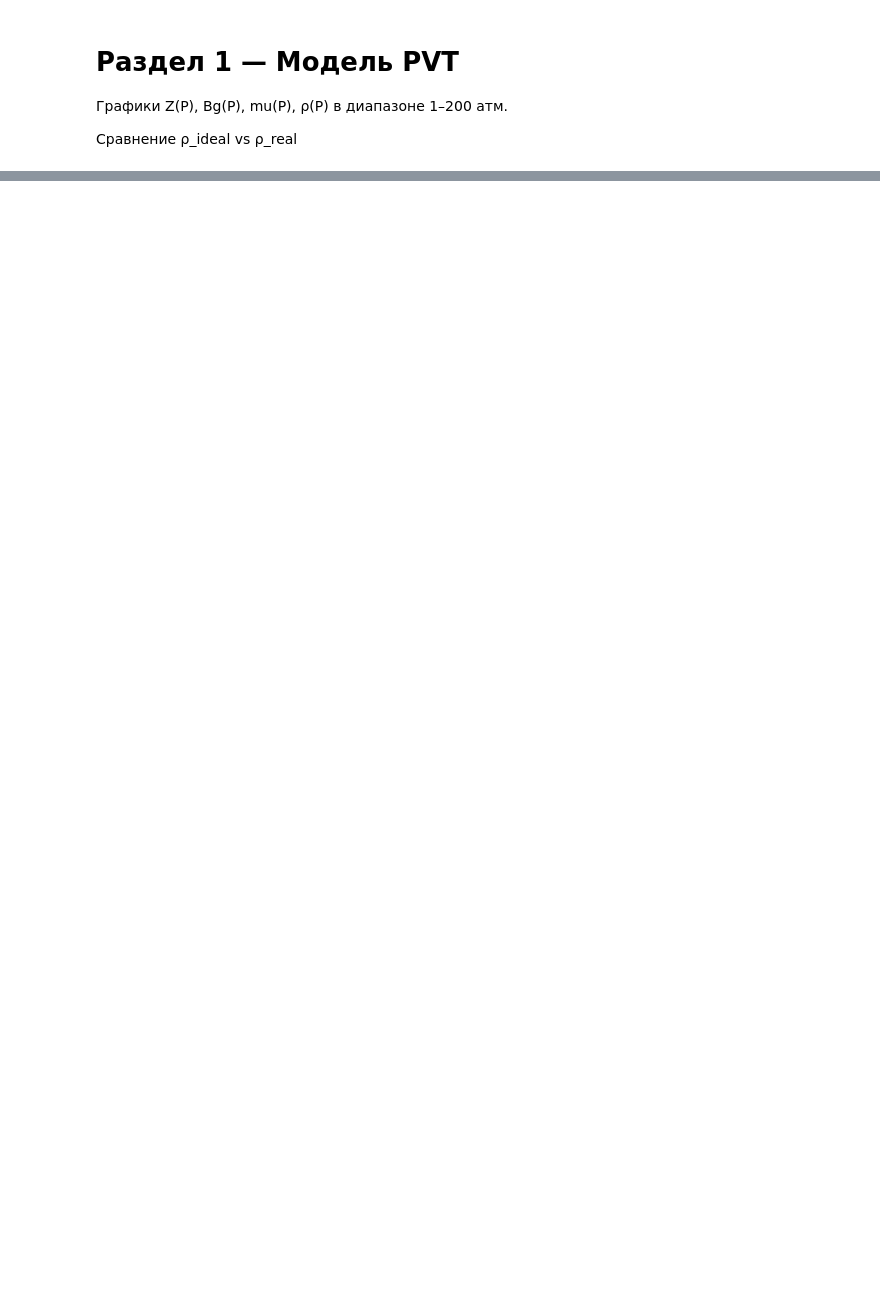
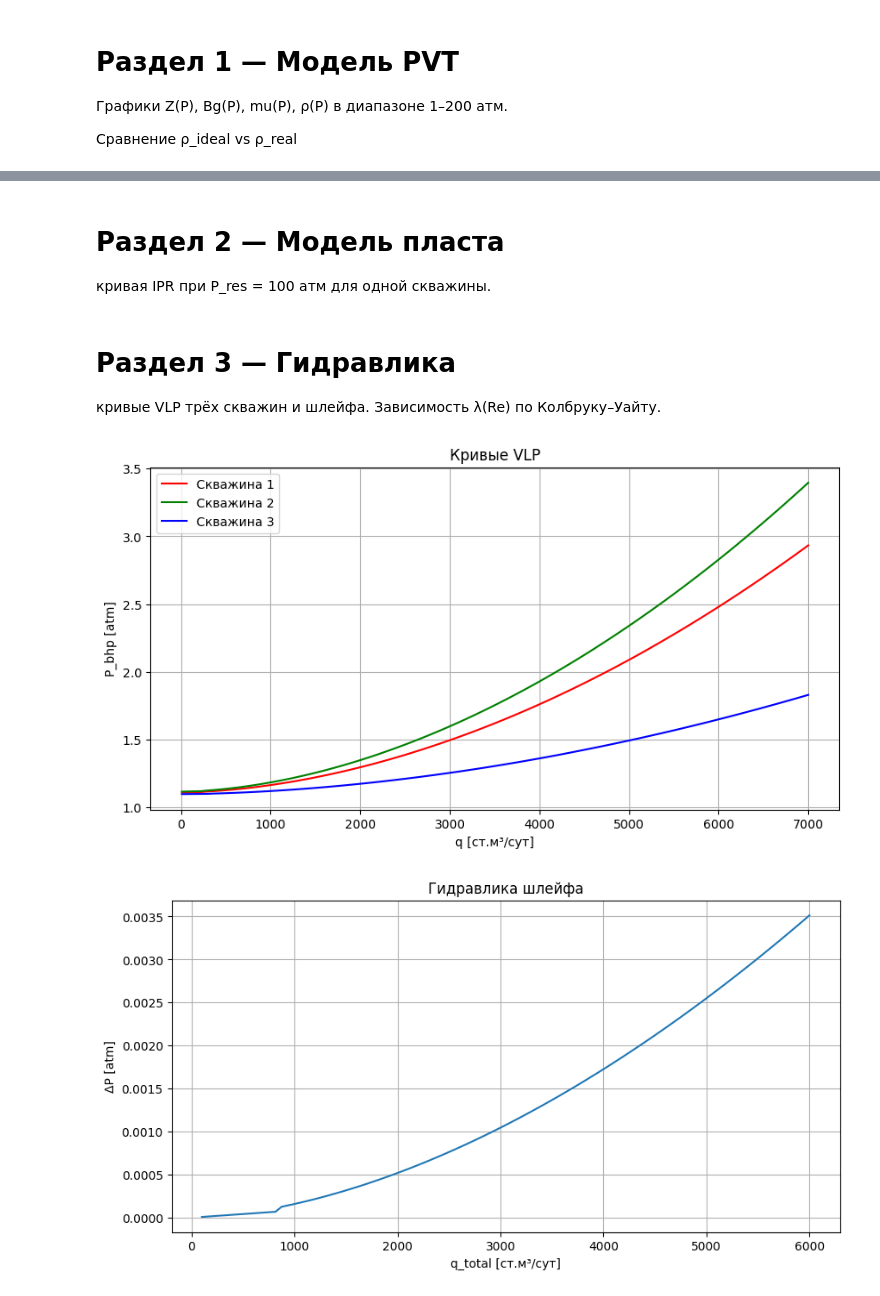
Before and after one commit to luismhpz95/gas_field_simulator, a Jupyter notebook: курсовая.ipynb, the cells around one changed output, grey strips where cells are left out. Drawn from its saved outputs; the diff is of its cells as text; code cells hidden in the pictures; blank space fills up the shorter version.

```diff
--- a/курсовая.ipynb
+++ b/курсовая.ipynb
@@ -52,0 +80,4 @@ plt.show()
+# %% [markdown]
+# Раздел 2 — Модель пласта
+
+кривая IPR при P_res = 100 атм для одной скважины.
@@ -52,0 +95,41 @@ plt.show()
+# %% [markdown]
+# Раздел 3 — Гидравлика
+
+кривые VLP трёх скважин и шлейфа. Зависимость λ(Re) по Колбруку–Уайту.
+# %%
+P_man = 1
+q_range = np.linspace(10, 7000, 100)
+
+vlp_1 = [P_man + nkt_1.dp(P_man, q).dP for q in q_range]
+vlp_2 = [P_man + nkt_2.dp(P_man, q).dP for q in q_range]
+vlp_3 = [P_man + nkt_3.dp(P_man, q).dP for q in q_range]
+
+fig, ax = plt.subplots()
+ax.plot(q_range, vlp_1, 'r-', label='Скважина 1')
+ax.plot(q_range, vlp_2, 'g-', label='Скважина 2')
+ax.plot(q_range, vlp_3, 'b-', label='Скважина 3')
+ax.set(xlabel='q [ст.м³/сут]', ylabel='P_bhp [atm]', title='Кривые VLP')
+plt.legend()
+plt.show()
+
+# VLP шлейфа
+fig, ax = plt.subplots()
+q_shlyf = np.linspace(100, 6000, 100)
+dP_shlyf = [shlyf.dp(dcs.P_in(), q).dP for q in q_shlyf]
+
+ax.plot(q_shlyf, dP_shlyf)
+ax.set(xlabel='q_total [ст.м³/сут]', ylabel='ΔP [atm]', title='Гидравлика шлейфа')
+plt.show()
+
+# λ(Re)
+Re_range = np.logspace(2, 7, 200)
+lambda_vals = [nkt_1.f_lambda(Re) for Re in Re_range]
+
+fig, ax = plt.subplots()
+ax.loglog(Re_range, lambda_vals)
+ax.axvline(2300, color='r', linestyle='--', label='Re = 2300')
+ax.set(xlabel='Re', ylabel='λ', title='Коэффициент трения по Колбруку–Уайту')
+ax.legend(); plt.show()
+# %% [output]
+[figure, added]
+[figure, added]
```
Also changed, not shown: parts of 5 cells of this notebook.
